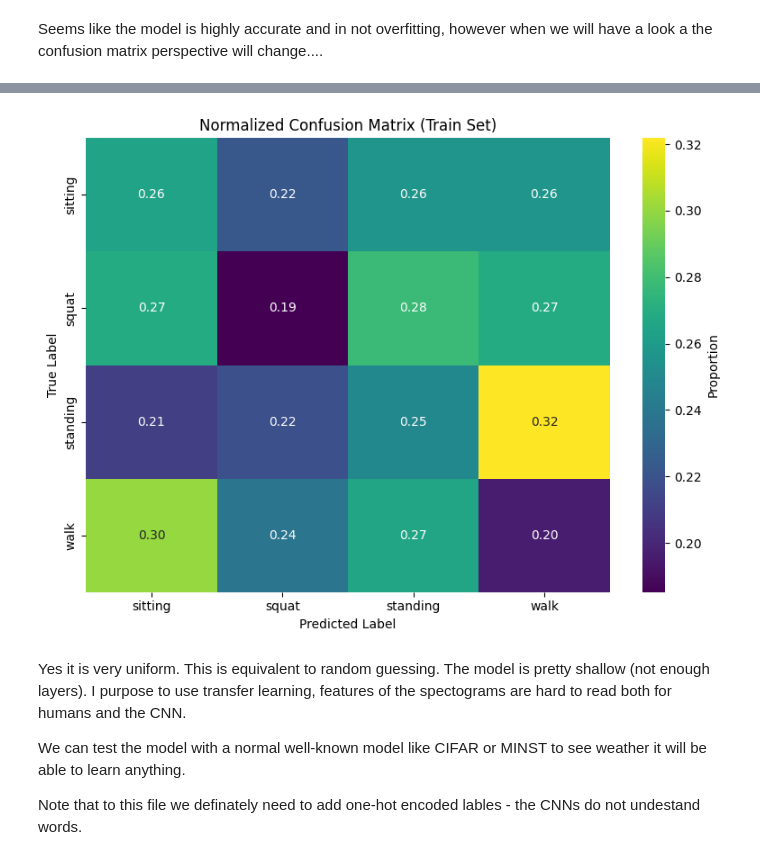
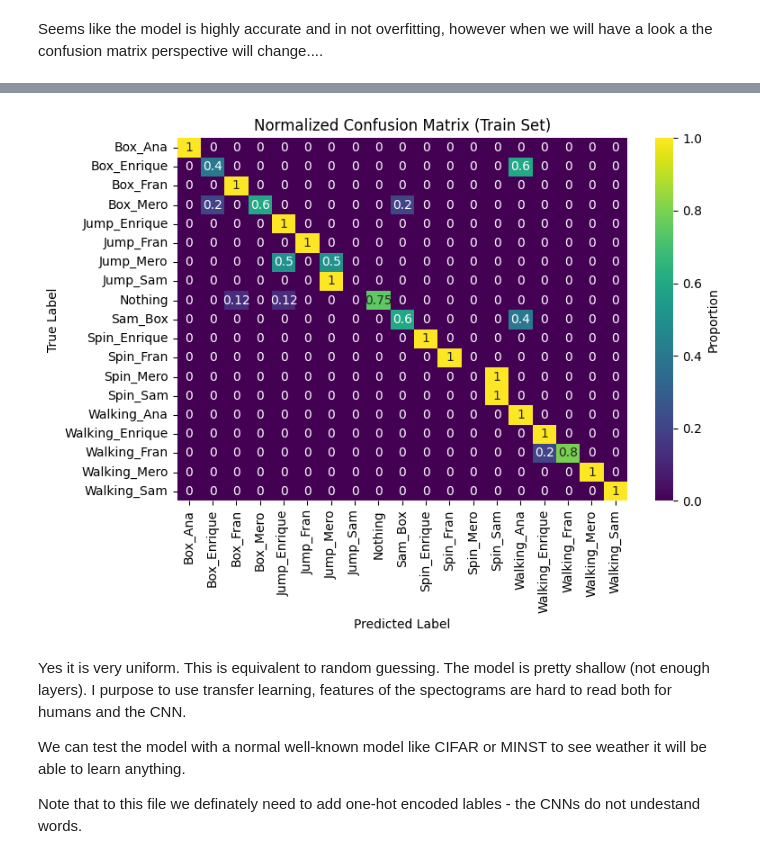
Before and after one commit to AnaMariaMartinescu/Wi-Fi-Project, a Jupyter notebook: Restart_CNN.ipynb, the cells around one changed output, grey strips where cells are left out. Cells and saved outputs as stored; diff of their text form; code cells hidden in the pictures.

```diff
--- a/Restart_CNN.ipynb
+++ b/Restart_CNN.ipynb
@@ -88,7 +102,7 @@ I recreated the script to generate the splits
  (it will work properly now, after the updates some syntax feature deprecated and because of lack of comments and indications in the previous code, I was not able to use their confusion matrix code, but we have new code for that no worries.)
 # %%
 # Parameters
-IMG_SIZE = (1000, 64)  # initially was (64, 1000)
+IMG_SIZE = (800,256)  # initially was (64, 1000)
 BATCH_SIZE = 32
 RANDOM_STATE = 42
 
@@ -96,7 +110,7 @@ RANDOM_STATE = 42
 train_datagen = ImageDataGenerator(rescale=1./255, validation_split=0.1)
 
 # Load train and validation sets (90% for training, 10% for validation)
-train_set = train_datagen.flow_from_directory(
+train_generator = train_datagen.flow_from_directory(
     base_path,
     target_size=IMG_SIZE,
     color_mode="rgb",
@@ -107,7 +121,7 @@ train_set = train_datagen.flow_from_directory(
     seed=RANDOM_STATE
 )
 
-validation_set = train_datagen.flow_from_directory(
+validation_generator = train_datagen.flow_from_directory(
     base_path,
     target_size=IMG_SIZE,
     color_mode="rgb",
@@ -118,14 +132,24 @@ validation_set = train_datagen.flow_from_directory(
     seed=RANDOM_STATE
 )
 
+test_generator = train_datagen.flow_from_directory(
+    directory=base_path,
+    target_size=IMG_SIZE,
+    color_mode="rgb",
+    batch_size=1,
+    class_mode=None,
+    shuffle=False,
+    seed=42
+)
+
 #Visualize this
-print("Train classes:", train_set.class_indices)
-print("Validation samples:", validation_set.samples)
+print("Train classes:", train_generator.class_indices)
+print("Validation samples:", validation_generator.samples)
 
 
 #There is an automatic data split with the .py script "Split_Script", this data should be the one that is used for training
 #The rest is for validation and training
-base_path = 'C:/Users/Agent47/Desktop/Wi-fi Project/Data_Split/Training_Data'
+
 for class_folder in os.listdir(base_path):
     folder = os.path.join(base_path, class_folder)
     if os.path.isdir(folder):
@@ -272,14 +300,22 @@ plt.show()
 # %% [markdown]
 Seems like the model is highly accurate and in not overfitting, however when we will have a look a the confusion matrix perspective will change....
 # %%
+model = make_model()
+model.load_weights('motion_classifier_model.keras')
+
 
 # Get true labels and predicted labels
-y_true = train_set.classes
-class_names = list(train_set.class_indices.keys())
+y_true = validation_generator.classes
+class_names = list(validation_generator.class_indices.keys())
+
+print(y_true)
 
 # Predict probabilities
-train_set.reset()  # Reset the generator before predicting
-y_pred_probs = Classifier.predict(train_set, verbose=1)
+# test_generator.reset()  # Reset the generator before predicting
+validation_generator.shuffle = False
+validation_generator.index_array = None
+
+y_pred_probs = model.predict(validation_generator, verbose=1)
 y_pred = np.argmax(y_pred_probs, axis=1)
 
 # Generate confusion matrix
@@ -289,7 +325,7 @@ cm_percent = np.nan_to_num(cm_percent)  # Handle NaN if any class has 0 samples
 
 # Plot
 plt.figure(figsize=(8, 6))
-sns.heatmap(cm_percent, annot=True, fmt=".2f", cmap="viridis", xticklabels=class_names, yticklabels=class_names, cbar_kws={'label': 'Proportion'})
+sns.heatmap(cm_percent, annot=True, cmap="viridis", xticklabels=class_names, yticklabels=class_names, cbar_kws={'label': 'Proportion'})
 plt.xlabel("Predicted Label")
 plt.ylabel("True Label")
 plt.title("Normalized Confusion Matrix (Train Set)")
@@ -300,4 +339,4 @@ plt.show()
-[figure, old version]
+[figure, new version]
 # %% [markdown]
 Yes it is very uniform. This is equivalent to random guessing. The model is pretty shallow (not enough layers). I purpose to use transfer learning, features of the spectograms are hard to read both for humans and the CNN.
 
```
Also changed, not shown: parts of 10 cells of this notebook.
